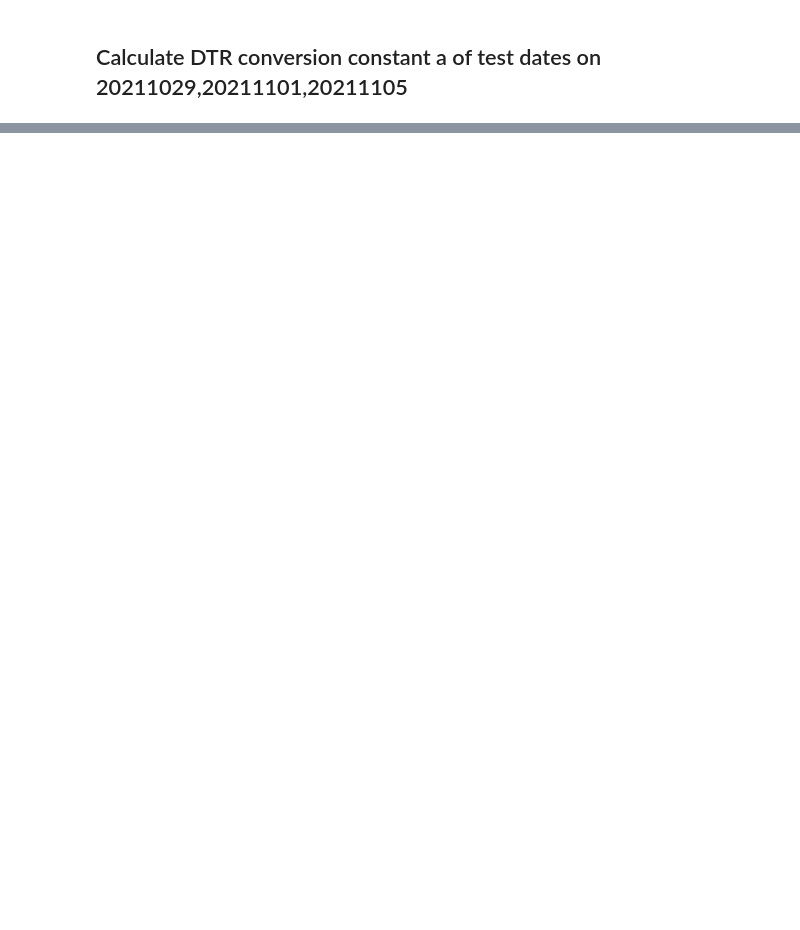
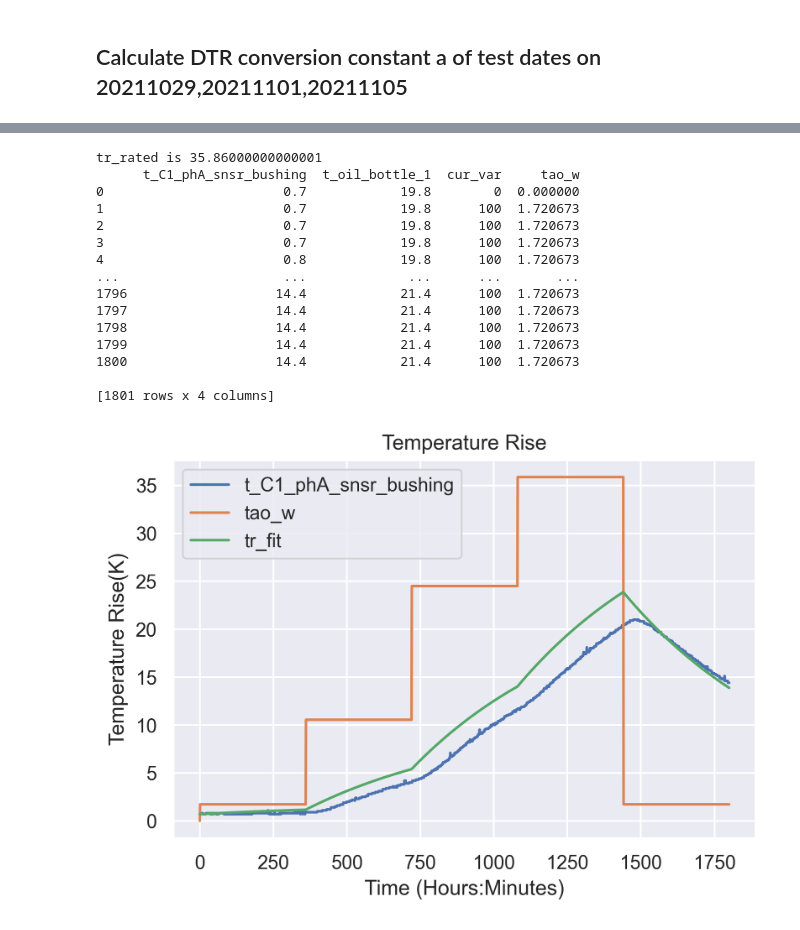
Before and after one commit to xxyql2006/ABB-SGIS-APL, a Jupyter notebook: TR_plots.ipynb, the cells around one changed output, grey strips where cells are left out. Cells and saved outputs as stored; diff of their text form; code cells hidden in the pictures; blank space fills up the shorter version.

Commit message:
Preliminary DTR algorithm result

```diff
--- a/TR_plots.ipynb
+++ b/TR_plots.ipynb
@@ -290,0 +258,32 @@ TypeError: cal_dynamic_conver_const() takes 2 positional arguments but 3 were gi
+# %%
+file_path = curDirectory + '\\20211106_DTR&TR_SR12kV Current Variant\\1_Data formatted\\20211106_data_clean_10s.csv'
+config_path = curDirectory + '\\20211106_DTR&TR_SR12kV Current Variant\\1_Data formatted\\2021-11-06_config.json'
+fig_path = curDirectory + '\\20211106_DTR&TR_SR12kV Current Variant\\3_Graphs'
+case1106 = TR.TempRiseExperiment(file_path, config_path)
+# build current variant curve
+cur_list = [0] + [100] * 360 + [300] * 360 + [500] * 360 + [630] * 360 + [100] * 360
+# plot DTR algorithm performance
+time_const = 6000
+conver_const = 1.65
+const = 0
+tr_rated = case1105.data.loc[case1105.bal_idx,'t_C1_phA_snsr_bushing'] - case1105.data.loc[case1105.bal_idx,'t_oil_bottle_1']
+tr_rated = tr_rated * 1
+print('tr_rated is',tr_rated)
+case1106.dynamic_tr_plot('t_C1_phA_snsr_bushing',cur_list,time_const,conver_const,tr_rated,const)
+# %% [output]
+tr_rated is 35.86000000000001
+      t_C1_phA_snsr_bushing  t_oil_bottle_1  cur_var     tao_w
+0                       0.7            19.8        0  0.000000
+1                       0.7            19.8      100  1.720673
+2                       0.7            19.8      100  1.720673
+3                       0.7            19.8      100  1.720673
+4                       0.8            19.8      100  1.720673
+...                     ...             ...      ...       ...
+1796                   14.4            21.4      100  1.720673
+1797                   14.4            21.4      100  1.720673
+1798                   14.4            21.4      100  1.720673
+1799                   14.4            21.4      100  1.720673
+1800                   14.4            21.4      100  1.720673
+
+[1801 rows x 4 columns]
+[figure, added]
```
Also changed, not shown: parts of 23 cells of this notebook, 1 other file.
